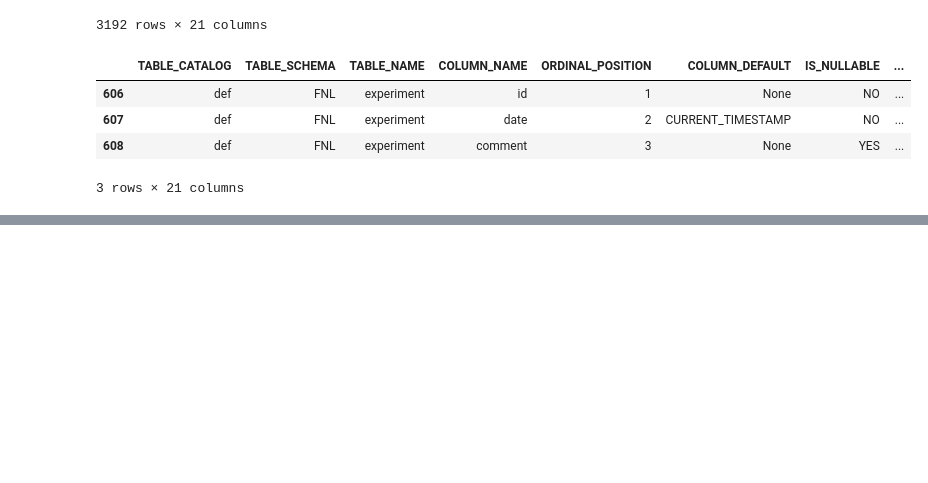
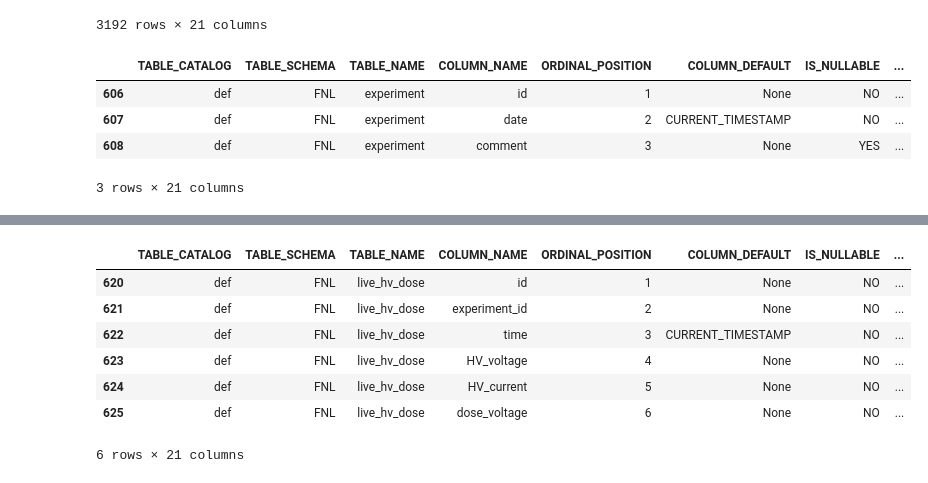
Before and after one commit to kromerh/FNL_Neutron_Generator_Control, a Jupyter notebook: 01.Database/Test.ipynb, the cells around one changed output, grey strips where cells are left out. Drawn from its saved outputs; the diff is of its cells as text; code cells hidden in the pictures; blank space fills up the shorter version.

```diff
--- a/01.Database/Test.ipynb
+++ b/01.Database/Test.ipynb
@@ -348,0 +363,11 @@ if not is_same:
+# %%
+df[ df['TABLE_NAME'] == 'live_hv_dose' ]
+# %% [output]
+|  | TABLE_CATALOG | TABLE_SCHEMA | TABLE_NAME | COLUMN_NAME | ORDINAL_POSITION | COLUMN_DEFAULT | IS_NULLABLE | ... |
+| 620 | def | FNL | live_hv_dose | id | 1 | None | NO | ... |
+| 621 | def | FNL | live_hv_dose | experiment_id | 2 | None | NO | ... |
+| 622 | def | FNL | live_hv_dose | time | 3 | CURRENT_TIMESTAMP | NO | ... |
+| 623 | def | FNL | live_hv_dose | HV_voltage | 4 | None | NO | ... |
+| 624 | def | FNL | live_hv_dose | HV_current | 5 | None | NO | ... |
+| 625 | def | FNL | live_hv_dose | dose_voltage | 6 | None | NO | ... |
+6 rows × 21 columns
```
Also changed, not shown: parts of 5 cells of this notebook, 16 other files.
